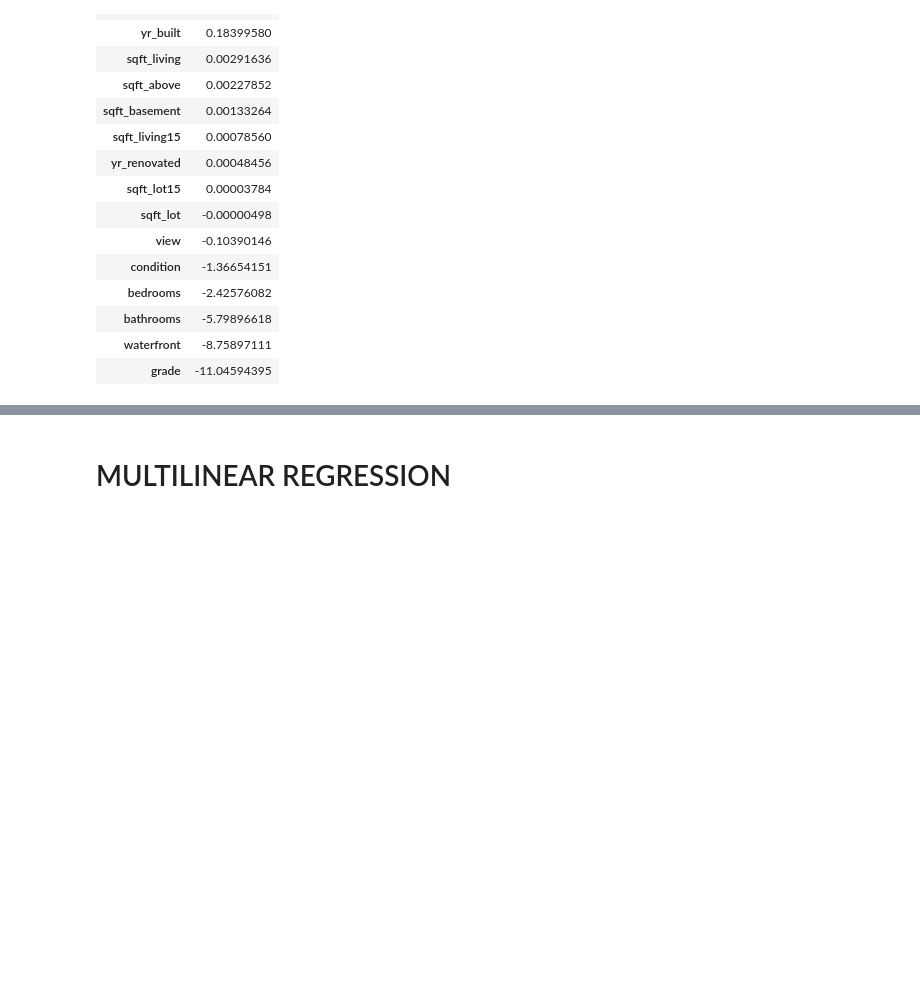
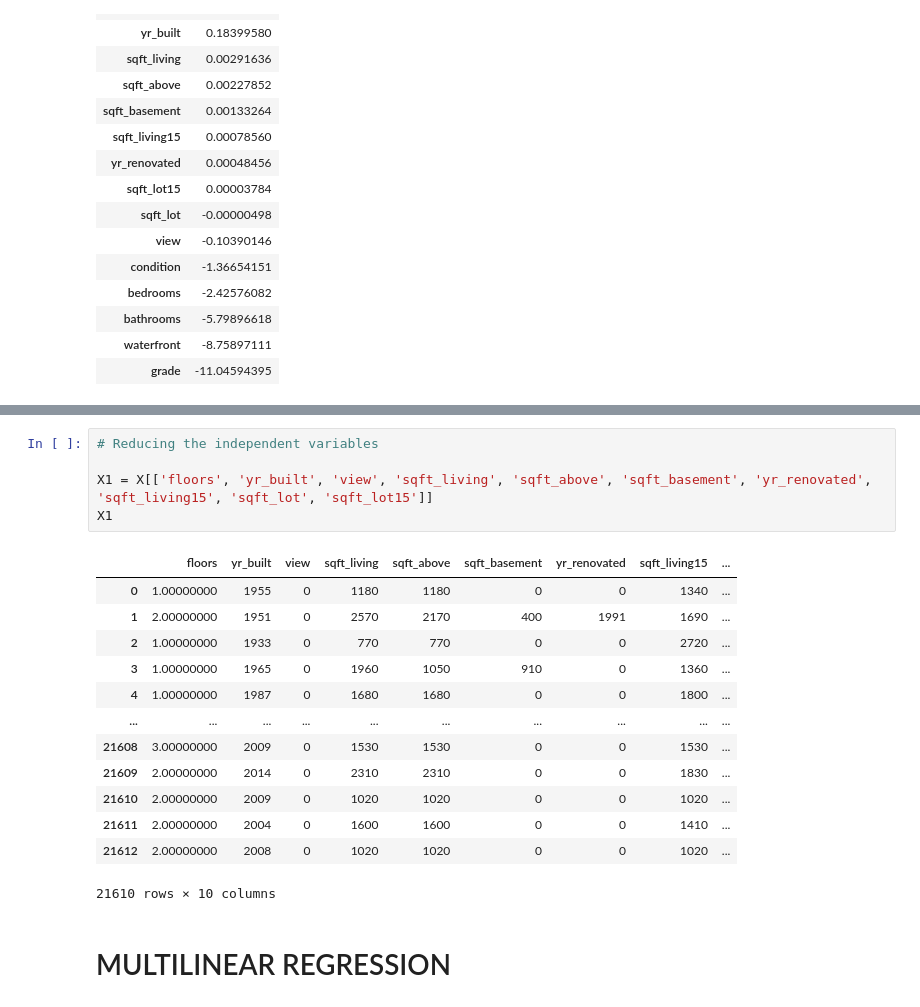
Before and after one commit to tiffanyndanu/Hass-Consulting-Company, a Jupyter notebook: Hass_Consulting_Company_.ipynb, the cells around one changed output, grey strips where cells are left out. Cells and saved outputs as stored; diff of their text form; blank space fills up the shorter version.

```diff
--- a/Hass_Consulting_Company_.ipynb
+++ b/Hass_Consulting_Company_.ipynb
@@ -563,2 +579,21 @@ factors.sort_values(0, ascending=False)
+# %%
+# Reducing the independent variables
+
+X1 = X[['floors', 'yr_built', 'view', 'sqft_living', 'sqft_above', 'sqft_basement', 'yr_renovated', 'sqft_living15', 'sqft_lot', 'sqft_lot15']]
+X1
+# %% [output]
+|  | floors | yr_built | view | sqft_living | sqft_above | sqft_basement | yr_renovated | sqft_living15 | ... |
+| 0 | 1.00000000 | 1955 | 0 | 1180 | 1180 | 0 | 0 | 1340 | ... |
+| 1 | 2.00000000 | 1951 | 0 | 2570 | 2170 | 400 | 1991 | 1690 | ... |
+| 2 | 1.00000000 | 1933 | 0 | 770 | 770 | 0 | 0 | 2720 | ... |
+| 3 | 1.00000000 | 1965 | 0 | 1960 | 1050 | 910 | 0 | 1360 | ... |
+| 4 | 1.00000000 | 1987 | 0 | 1680 | 1680 | 0 | 0 | 1800 | ... |
+| ... | ... | ... | ... | ... | ... | ... | ... | ... | ... |
+| 21608 | 3.00000000 | 2009 | 0 | 1530 | 1530 | 0 | 0 | 1530 | ... |
+| 21609 | 2.00000000 | 2014 | 0 | 2310 | 2310 | 0 | 0 | 1830 | ... |
+| 21610 | 2.00000000 | 2009 | 0 | 1020 | 1020 | 0 | 0 | 1020 | ... |
+| 21611 | 2.00000000 | 2004 | 0 | 1600 | 1600 | 0 | 0 | 1410 | ... |
+| 21612 | 2.00000000 | 2008 | 0 | 1020 | 1020 | 0 | 0 | 1020 | ... |
+21610 rows × 10 columns
 # %% [markdown]
 # MULTILINEAR REGRESSION
```
Also changed, not shown: parts of 36 cells of this notebook.
